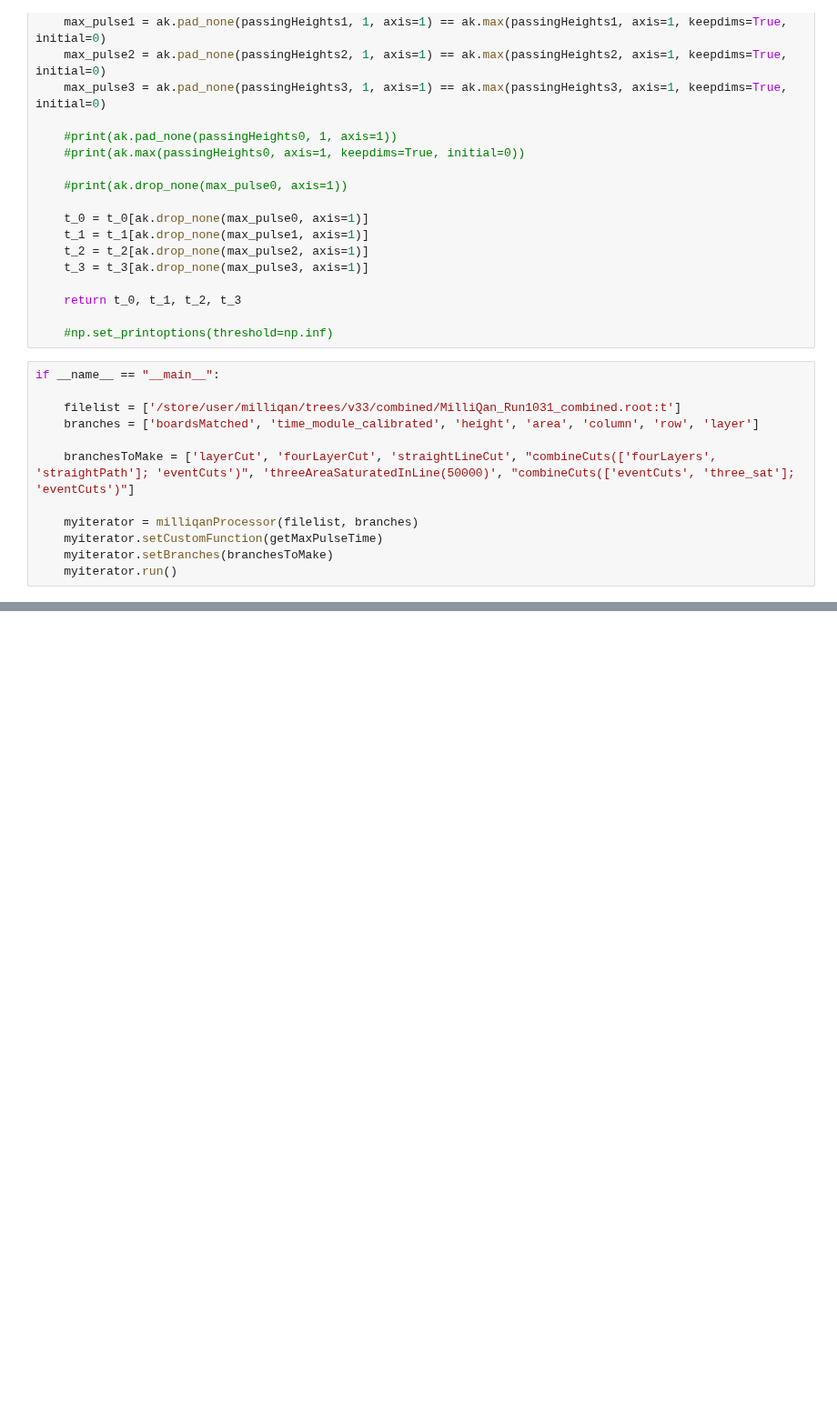
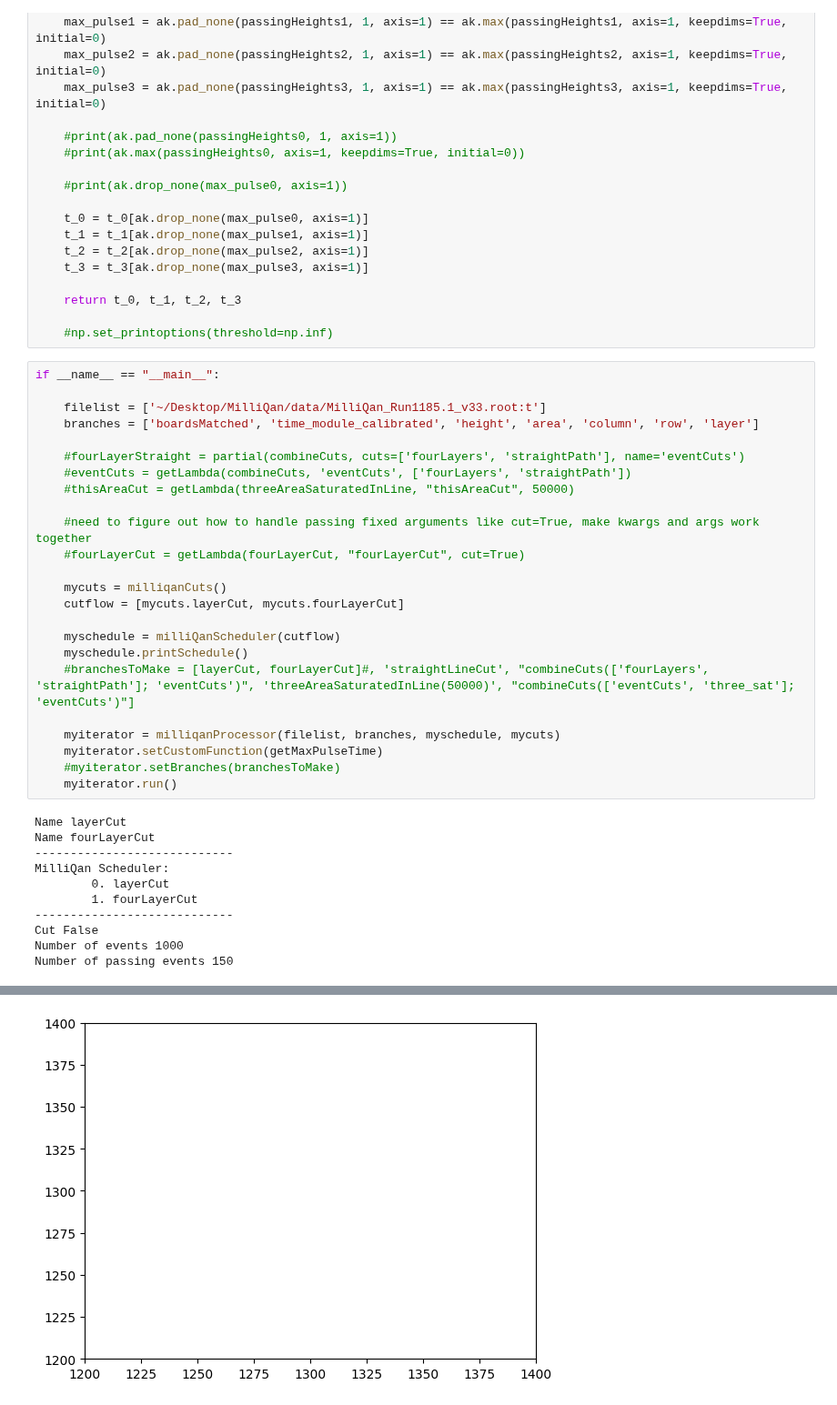
Before and after one commit to milliQan-sw/milliqanOffline, a Jupyter notebook: Run3Detector/analysis/utilities/exampleProcessor.ipynb, the cells around one changed output, grey strips where cells are left out. Shown at 91% size. Cells and saved outputs as stored; diff of their text form; blank space fills up the shorter version.

```diff
--- a/Run3Detector/analysis/utilities/exampleProcessor.ipynb
+++ b/Run3Detector/analysis/utilities/exampleProcessor.ipynb
@@ -45,12 +55,35 @@ def getMaxPulseTime(events):
 # %%
 if __name__ == "__main__":
 
-    filelist = ['/store/user/milliqan/trees/v33/combined/MilliQan_Run1031_combined.root:t']
+    filelist = ['~/Desktop/MilliQan/data/MilliQan_Run1185.1_v33.root:t']
     branches = ['boardsMatched', 'time_module_calibrated', 'height', 'area', 'column', 'row', 'layer']
 
-    branchesToMake = ['layerCut', 'fourLayerCut', 'straightLineCut', "combineCuts(['fourLayers', 'straightPath']; 'eventCuts')", 'threeAreaSaturatedInLine(50000)', "combineCuts(['eventCuts', 'three_sat']; 'eventCuts')"]
+    #fourLayerStraight = partial(combineCuts, cuts=['fourLayers', 'straightPath'], name='eventCuts')
+    #eventCuts = getLambda(combineCuts, 'eventCuts', ['fourLayers', 'straightPath'])
+    #thisAreaCut = getLambda(threeAreaSaturatedInLine, "thisAreaCut", 50000)
 
-    myiterator = milliqanProcessor(filelist, branches)
+    #need to figure out how to handle passing fixed arguments like cut=True, make kwargs and args work together
+    #fourLayerCut = getLambda(fourLayerCut, "fourLayerCut", cut=True)
+
+    mycuts = milliqanCuts()
+    cutflow = [mycuts.layerCut, mycuts.fourLayerCut]
+
+    myschedule = milliQanScheduler(cutflow)
+    myschedule.printSchedule()
+    #branchesToMake = [layerCut, fourLayerCut]#, 'straightLineCut', "combineCuts(['fourLayers', 'straightPath']; 'eventCuts')", 'threeAreaSaturatedInLine(50000)', "combineCuts(['eventCuts', 'three_sat']; 'eventCuts')"]
+
+    myiterator = milliqanProcessor(filelist, branches, myschedule, mycuts)
     myiterator.setCustomFunction(getMaxPulseTime)
-    myiterator.setBranches(branchesToMake)
+    #myiterator.setBranches(branchesToMake)
     myiterator.run()
+# %% [output]
+Name layerCut
+Name fourLayerCut
+----------------------------
+MilliQan Scheduler:
+        0. layerCut
+        1. fourLayerCut
+----------------------------
+Cut False
+Number of events 1000
+Number of passing events 150
@@ -57,3 +92,4 @@ if __name__ == "__main__":
+[figure, added]
 # %%
 c1 = r.TCanvas("c1", "c1", 600, 600)
 c1.cd()
```
Also changed, not shown: parts of 8 cells of this notebook, 3 other files.
